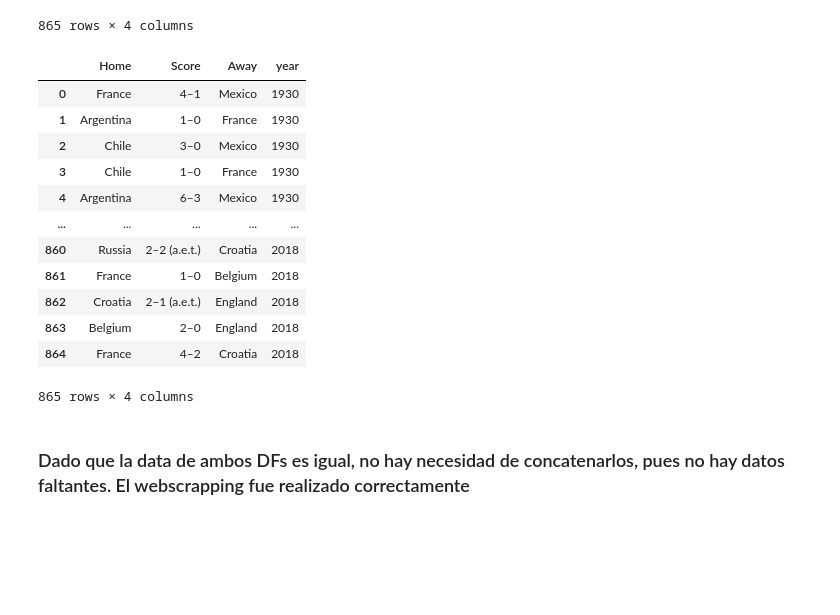
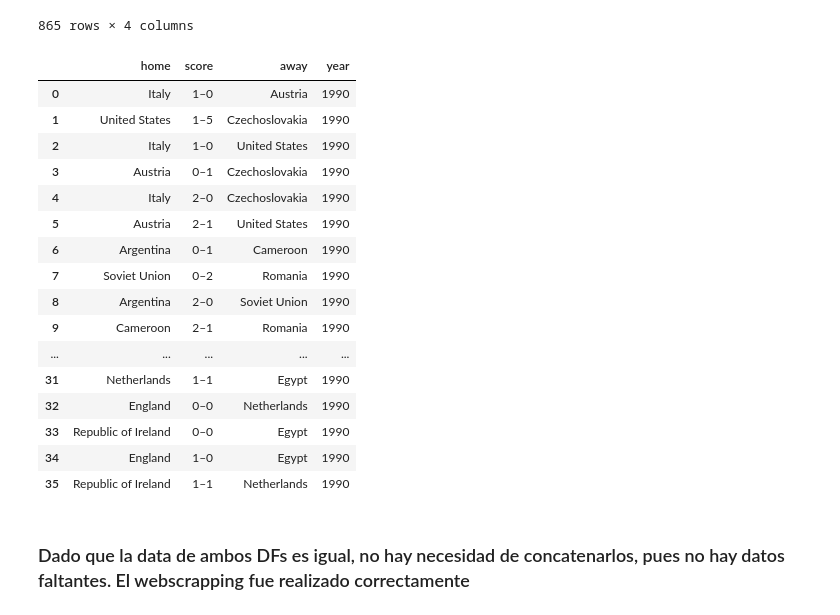
Before and after one commit to JuanjoRestrepo/Qatar-2022, a Jupyter notebook: WorldCup_Qatar2022_Predictor.ipynb, the cells around one changed output. Cells and saved outputs as stored; diff of their text form; code cells hidden in the pictures; blank space fills up the shorter version.

Commit message:
Added Missing WC 1990 Groups Data

```diff
--- a/WorldCup_Qatar2022_Predictor.ipynb
+++ b/WorldCup_Qatar2022_Predictor.ipynb
@@ -249,7 +302,7 @@ Web Scraping Done!
 # %%
 df_data_historica = pd.read_csv('fifa_worldcup_historical_data.csv')
 df_fixture = pd.read_csv('fifa_worldcup_fixture.csv')
-df_data_faltante = pd.read_csv('fifa_worldcup_missing_data.csv')
+df_data_faltante_WC_1990 = pd.read_csv('wc_1990_missing_data.csv')
 
 df_data_historica
 # %% [output]
@@ -266,22 +319,29 @@ df_data_historica
 | 863 | Belgium | 2–0 | England | 2018 |
 | 864 | France | 4–2 | Croatia | 2018 |
 865 rows × 4 columns
-# %%
-df_data_faltante
-# %% [output]
-|  | Home | Score | Away | year |
-| 0 | France | 4–1 | Mexico | 1930 |
-| 1 | Argentina | 1–0 | France | 1930 |
-| 2 | Chile | 3–0 | Mexico | 1930 |
-| 3 | Chile | 1–0 | France | 1930 |
-| 4 | Argentina | 6–3 | Mexico | 1930 |
-| ... | ... | ... | ... | ... |
-| 860 | Russia | 2–2 (a.e.t.) | Croatia | 2018 |
-| 861 | France | 1–0 | Belgium | 2018 |
-| 862 | Croatia | 2–1 (a.e.t.) | England | 2018 |
-| 863 | Belgium | 2–0 | England | 2018 |
-| 864 | France | 4–2 | Croatia | 2018 |
-865 rows × 4 columns
+# %%
+df_data_faltante_WC_1990.rename(columns={'Home':'home', 'Score':'score', 'Away':'away',
+                                  'year':'Year'}, inplace=True)
+# %%
+df_data_faltante_WC_1990
+# %% [output]
+|  | home | score | away | year |
+| 0 | Italy | 1–0 | Austria | 1990 |
+| 1 | United States | 1–5 | Czechoslovakia | 1990 |
+| 2 | Italy | 1–0 | United States | 1990 |
+| 3 | Austria | 0–1 | Czechoslovakia | 1990 |
+| 4 | Italy | 2–0 | Czechoslovakia | 1990 |
+| 5 | Austria | 2–1 | United States | 1990 |
+| 6 | Argentina | 0–1 | Cameroon | 1990 |
+| 7 | Soviet Union | 0–2 | Romania | 1990 |
+| 8 | Argentina | 2–0 | Soviet Union | 1990 |
+| 9 | Cameroon | 2–1 | Romania | 1990 |
+| ... | ... | ... | ... | ... |
+| 31 | Netherlands | 1–1 | Egypt | 1990 |
+| 32 | England | 0–0 | Netherlands | 1990 |
+| 33 | Republic of Ireland | 0–0 | Egypt | 1990 |
+| 34 | England | 1–0 | Egypt | 1990 |
+| 35 | Republic of Ireland | 1–1 | Netherlands | 1990 |
 # %% [markdown]
 ### Dado que la data de ambos DFs es igual, no hay necesidad de concatenarlos, pues no hay datos faltantes. El webscrapping fue realizado correctamente
 # %% [markdown]
```
Also changed, not shown: parts of 19 cells of this notebook.
